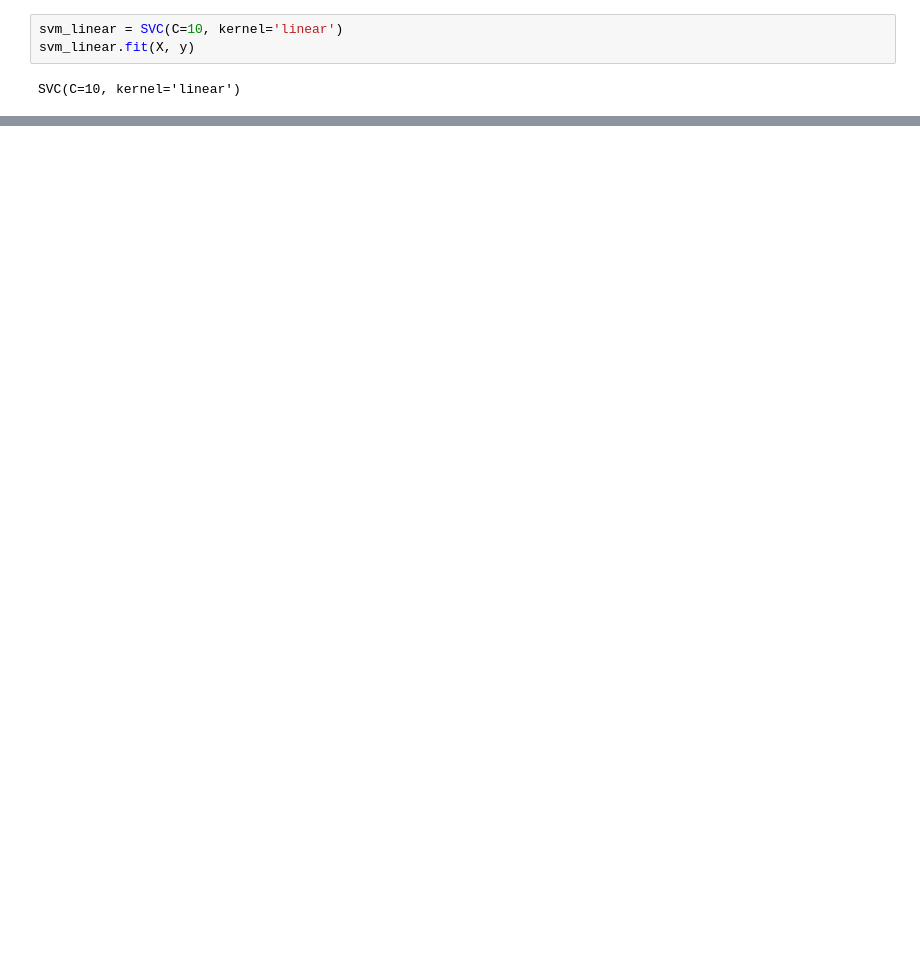
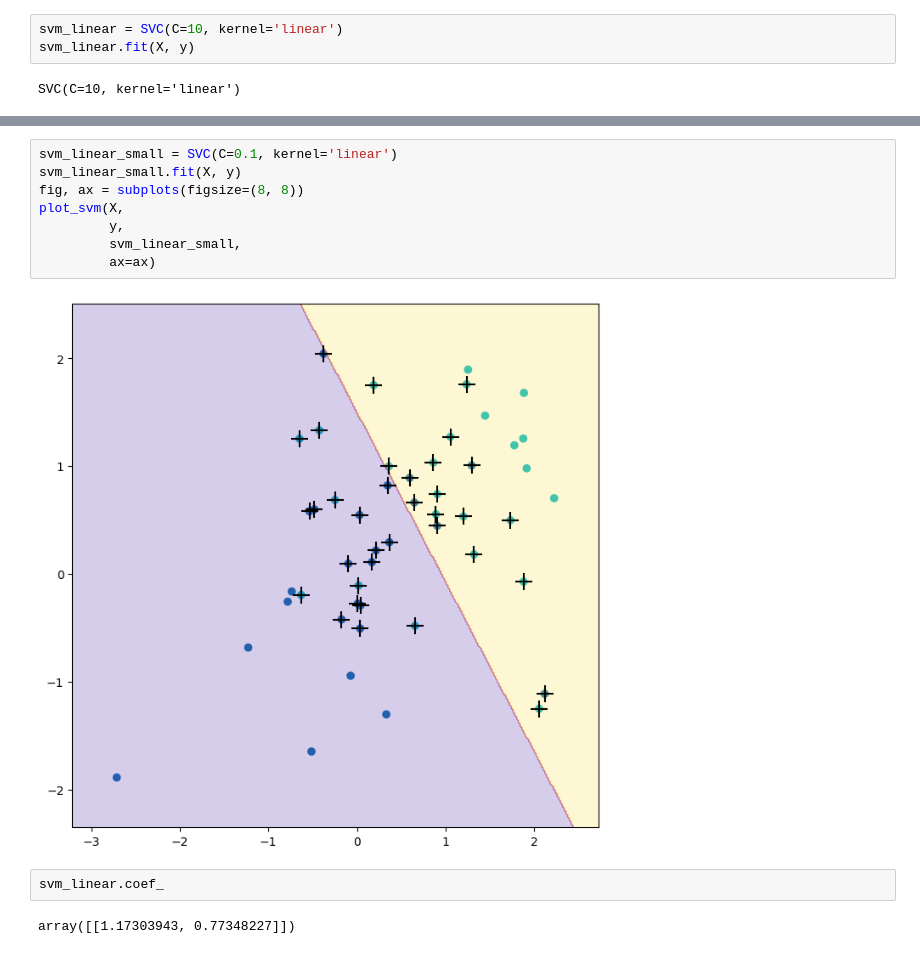
Before and after one commit to TaQuangKhoi/He-thong-thong-tin-thong-minh, a Jupyter notebook: ISLP/9_6 - Lab_ Support Vector Machines.ipynb, the cells around one changed output, grey strips where cells are left out. Saved outputs shown, nothing was run; the diff lists cells and outputs as text; blank space fills up the shorter version.

```diff
--- a/ISLP/9_6 - Lab_ Support Vector Machines.ipynb
+++ b/ISLP/9_6 - Lab_ Support Vector Machines.ipynb
@@ -31,0 +70,14 @@ SVC(C=10, kernel='linear')
+# %%
+svm_linear_small = SVC(C=0.1, kernel='linear')
+svm_linear_small.fit(X, y)
+fig, ax = subplots(figsize=(8, 8))
+plot_svm(X,
+         y,
+         svm_linear_small,
+         ax=ax)
+# %% [output]
+[figure, added]
+# %%
+svm_linear.coef_
+# %% [output]
+array([[1.17303943, 0.77348227]])
```
Also changed, not shown: parts of 9 cells of this notebook.
